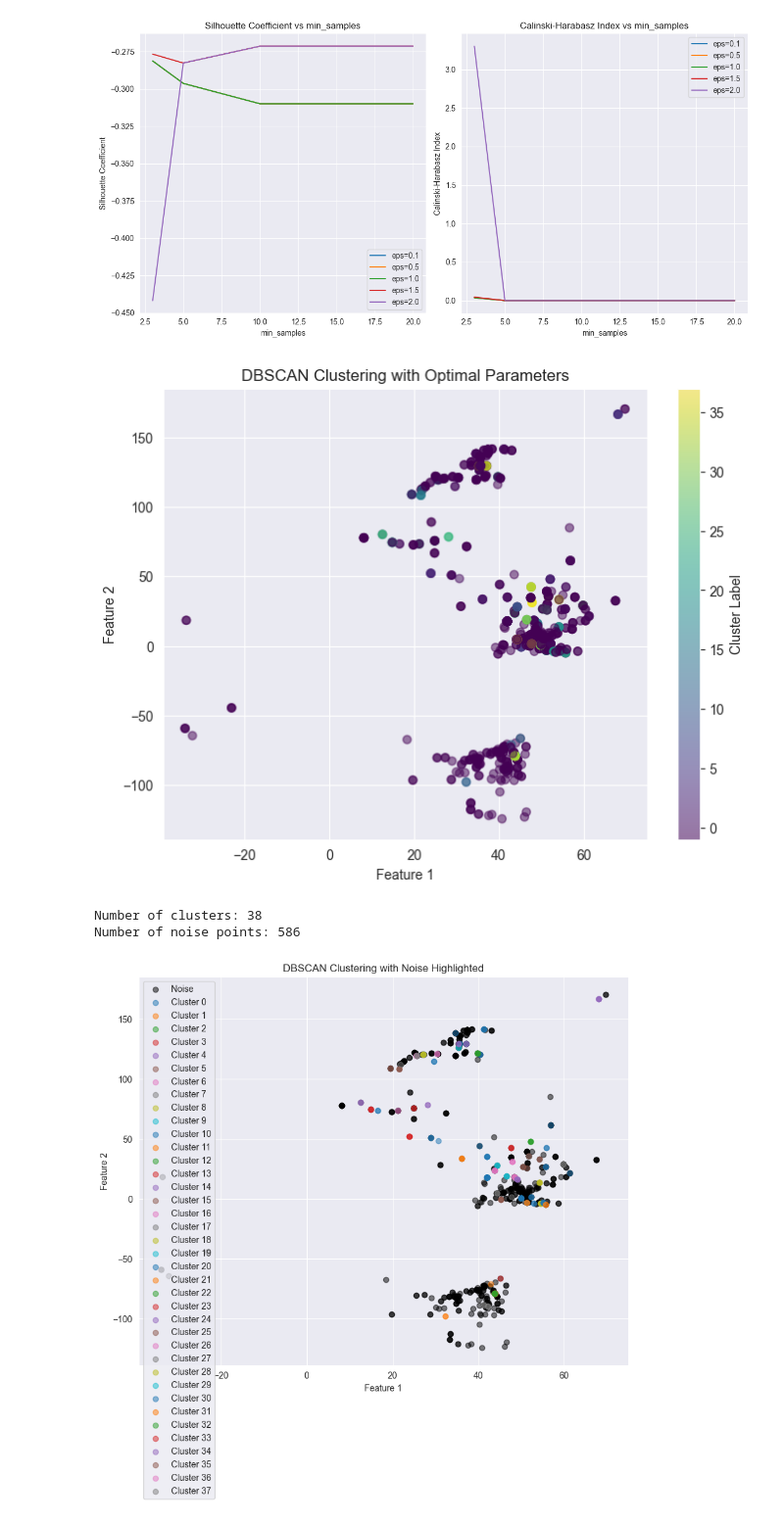
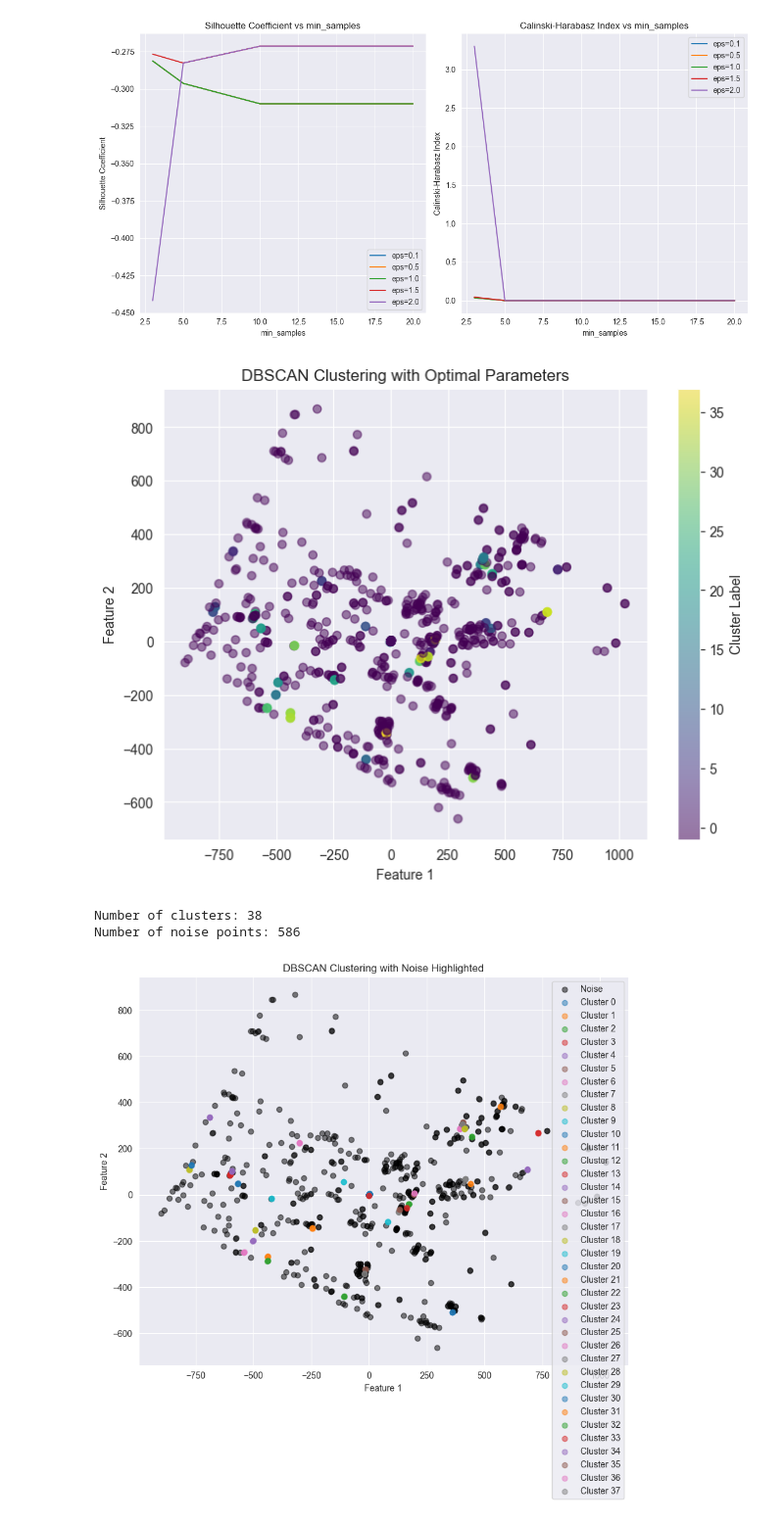
Before and after one commit to Valakas148/ML, a Jupyter notebook: lr7/lr7.ipynb, the cells around one changed output. Shown at 98% size. Cells and saved outputs as stored; diff of their text form; code cells hidden in the pictures.

```diff
--- a/lr7/lr7.ipynb
+++ b/lr7/lr7.ipynb
@@ -593,54 +587,53 @@ optimal_eps = 1.5
 optimal_min_samples = 3
 
 dbscan = DBSCAN(eps=optimal_eps, min_samples=optimal_min_samples)
-dbscan.fit(X_pca)
+dbscan.fit(X_pca1)
 
 
 plt.figure(figsize=(8, 6))
-plt.scatter(X[:, 0], X[:, 1], c=dbscan.labels_, cmap='viridis', alpha=0.5)
+plt.scatter(X_pca1[:, 0], X_pca1[:, 1], c=dbscan.labels_, cmap='viridis', alpha=0.5)
 plt.xlabel('Feature 1')
 plt.ylabel('Feature 2')
 plt.title('DBSCAN Clustering with Optimal Parameters')
 plt.colorbar(label='Cluster Label')
 plt.show()
 # %% [output]
-[figure, old version]
+[figure, new version]
 # %%
-# Розділити кластери та нойзи
 clusters = dbscan.labels_
 core_samples_mask = np.zeros_like(clusters, dtype=bool)
 core_samples_mask[dbscan.core_sample_indices_] = True
 
-# Визначити кластери та нойзи
+
 unique_labels = np.unique(clusters)
 n_clusters = len(unique_labels) - (1 if -1 in clusters else 0)
 n_noise = list(clusters).count(-1)
 
 print('Number of clusters:', n_clusters)
 print('Number of noise points:', n_noise)
 
-# Візуалізація результатів
+
 plt.figure(figsize=(10, 8))
 
-# Відобразити кластери
+
 for label in unique_labels:
     if label == -1:
-        # Нойзи виводяться окремо як чорний колір
-        plt.scatter(X[:, 0][clusters == label], X[:, 1][clusters == label],
+
+        plt.scatter(X_pca1[:, 0][clusters == label], X_pca1[:, 1][clusters == label],
                     color='black', alpha=0.5, label='Noise')
     else:
-        plt.scatter(X[:, 0][clusters == label], X[:, 1][clusters == label],
+        plt.scatter(X_pca1[:, 0][clusters == label], X_pca1[:, 1][clusters == label],
                     cmap='viridis', alpha=0.5, label=f'Cluster {label}')
 
 plt.xlabel('Feature 1')
 plt.ylabel('Feature 2')
 plt.title('DBSCAN Clustering with Noise Highlighted')
 plt.legend()
 plt.show()
 # %% [output]
 Number of clusters: 38
 Number of noise points: 586
-[figure, old version]
+[figure, new version]
 # %%
 from sklearn.metrics import silhouette_score, calinski_harabasz_score
 
```
Also changed, not shown: parts of 8 cells of this notebook.
